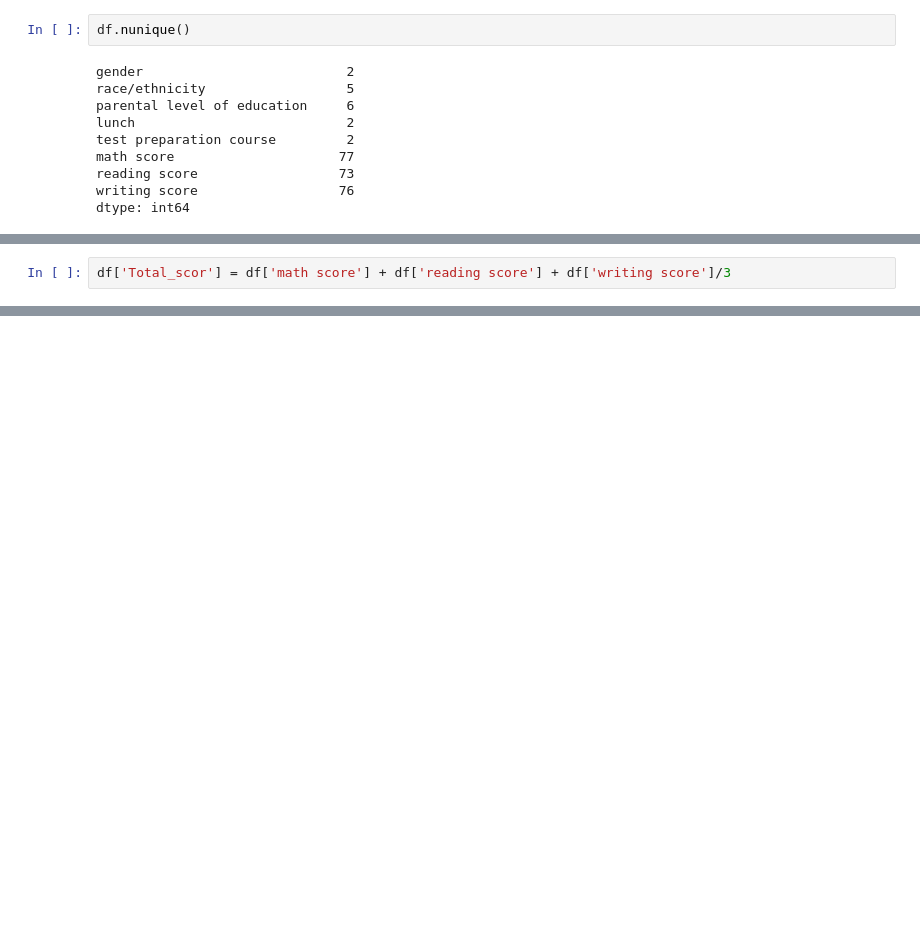
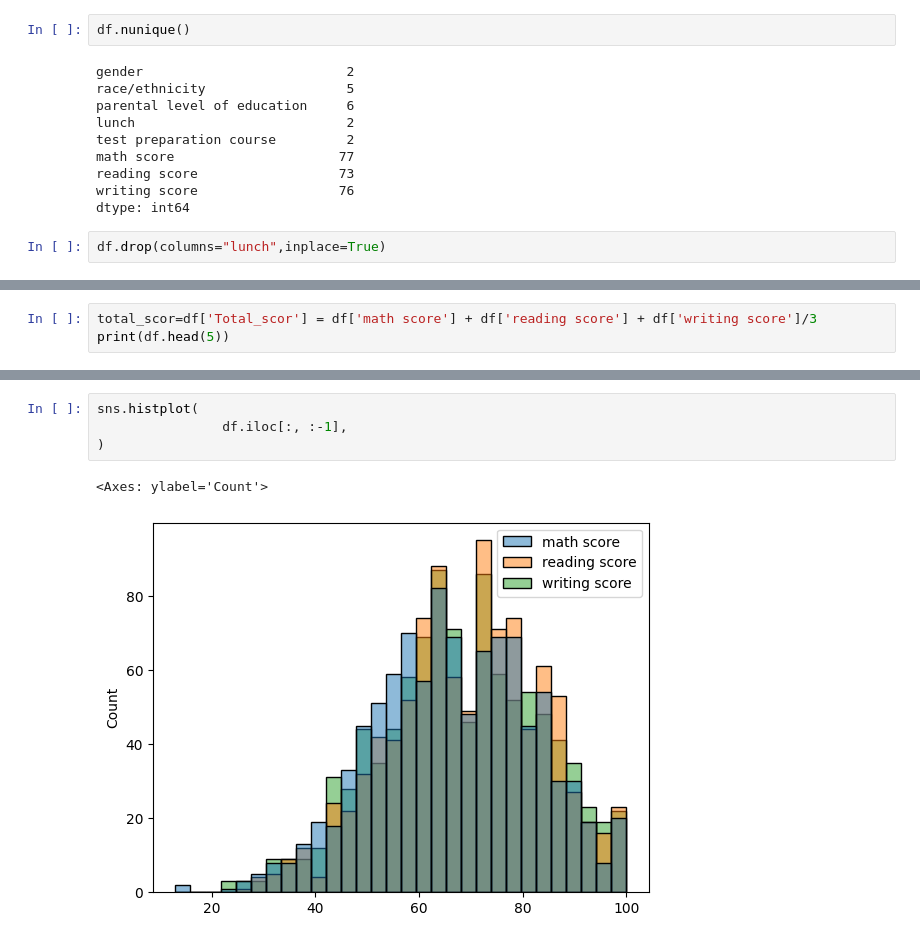
Before and after one commit to aliaazhar/F_project, a Jupyter notebook: notebook/EDA.ipynb, the cells around one changed output, grey strips where cells are left out. Saved outputs shown, nothing was run; the diff lists cells and outputs as text; blank space fills up the shorter version.

```diff
--- a/notebook/EDA.ipynb
+++ b/notebook/EDA.ipynb
@@ -54,6 +55,8 @@ math score                     77
 reading score                  73
 writing score                  76
 dtype: int64
+# %%
+df.drop(columns="lunch",inplace=True)
 # %%
 num_col = [col for col in df.columns if df[col].dtype !='object']
 cat_col = [col for col in df.columns if df[col].dtype =='object']
@@ -66,2 +73,3 @@ print(cat_col)
 # %%
-df['Total_scor'] = df['math score'] + df['reading score'] + df['writing score']/3
+total_scor=df['Total_scor'] = df['math score'] + df['reading score'] + df['writing score']/3
+print(df.head(5))
@@ -67,0 +90,7 @@ df['Total_scor'] = df['math score'] + df['reading score'] + df['writing score']/
+# %%
+sns.histplot(
+                df.iloc[:, :-1],
+)
+# %% [output]
+<Axes: ylabel='Count'>
+[figure, added]
```
Also changed, not shown: parts of 6 cells of this notebook, 1 other file.
